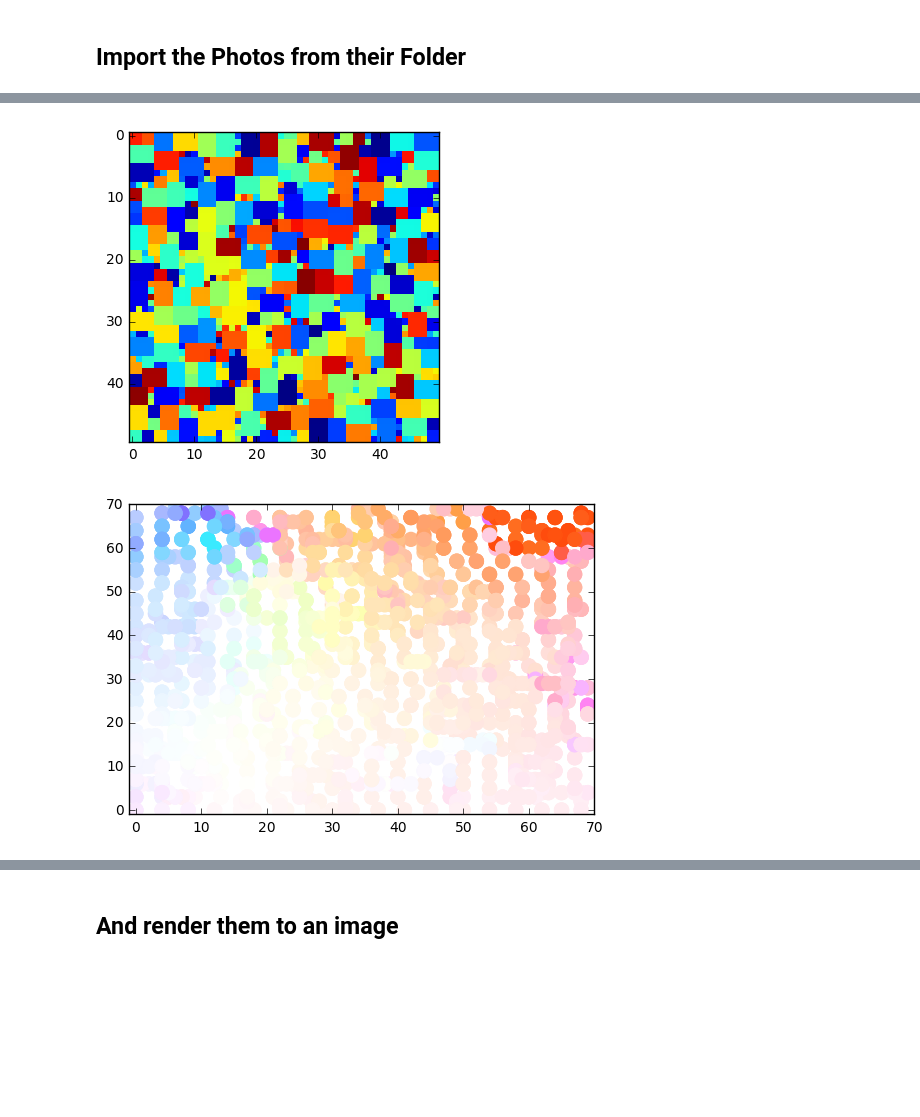
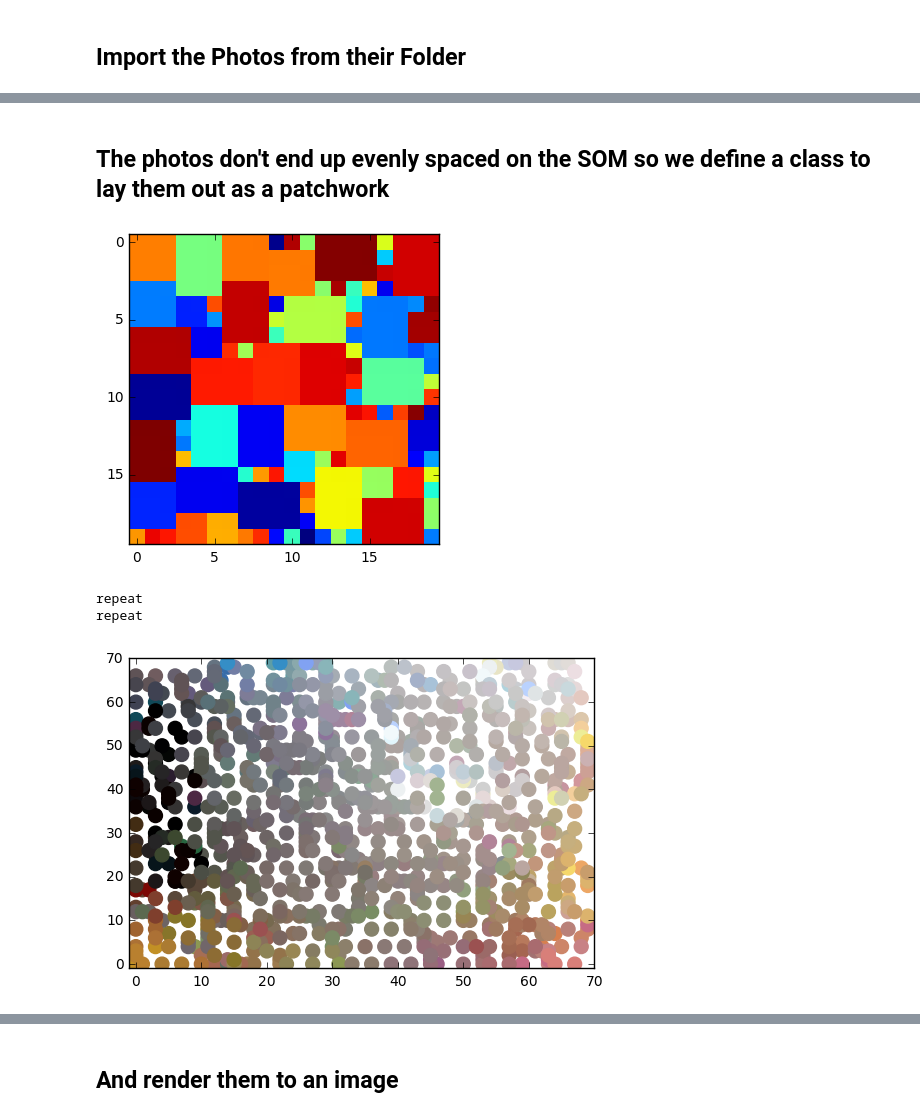
Before and after one commit to tomstewart89/SelfOrganisingCollage, a Jupyter notebook: SelfOrganisingWeddingInvite.ipynb, the cells around one changed output, grey strips where cells are left out. Drawn from its saved outputs; the diff is of its cells as text; code cells hidden in the pictures; blank space fills up the shorter version.

```diff
--- a/SelfOrganisingWeddingInvite.ipynb
+++ b/SelfOrganisingWeddingInvite.ipynb
@@ -140,3 +140,5 @@ plt.show()
+# %% [markdown]
+## The photos don't end up evenly spaced on the SOM so we define a class to lay them out as a patchwork
 # %%
 class Patchworker:
     def __init__(self, size):
@@ -160,35 +162,35 @@ class Patchworker:
                         self.occupied[shiftedCoords[0] : shiftedCoords[0] + shape[0], shiftedCoords[1] : shiftedCoords[1] + shape[1]] = random.randint(0,255)
                         return shiftedCoords, shape
 
 
     # returns true if the patch fits in the specified spot in the patchwork
     def CheckFit(self, coord, shape):
 
         # return false if the coord is out of bounds
         if coord[0] + shape[0] > self.occupied.shape[0] or coord[1] + shape[1] > self.occupied.shape[1] or coord[0] < 0 or coord[1] < 0:
             return False
 
         place = np.zeros(self.occupied.shape)
         place[coord[0] : coord[0] + shape[0], coord[1] : coord[1] + shape[1]] = 1
 
         return ~np.any(self.occupied * place)
 
 
 # test it out!
-patch = Patchworker((50,50))
+patch = Patchworker((20,20))
 
 while not patch.Full():
 
     empties = np.where(patch.occupied==0)
     choice = random.randint(0,len(empties[0])-1)
     targetCoord = (empties[0][choice], empties[1][choice])
 
     coord, shape = patch.AddPatch(targetCoord, [[3,4] if random.randint(0,1) else [4,3], [3,3], [2,2], [1,1]])
 
 plt.imshow(patch.occupied,interpolation='none')
 plt.show()
 # %% [output]
-[figure, old version]
+[figure, new version]
 # %%
 # returns the row / column indicies of the best matching unit for a given datapoint
 def getPhotoCoord(val, grid, occupancy):
@@ -206,6 +206,8 @@ import scipy
 patch = Patchworker(som.grid.shape[:2])
 
 for photo in photos:
+    photo.coords = []
+    photo.shape = []
     photo.placed = False
 
 while not patch.Full():
@@ -216,6 +218,7 @@ while not patch.Full():
     if not len(unusedPhotos):
         for photo in photos:
             photo.placed = False
+        print 'repeat'
         continue
 
     idMin = np.array([getPhotoMatch(photo.val, som.grid, patch.occupied) for photo in unusedPhotos]).argmin()
@@ -243,7 +246,9 @@ plt.ylim(-1, som.grid.shape[0])
 plt.scatter(coordArr[:,1], coordArr[:,0],color=colors,s=100)
 plt.show()
 # %% [output]
+repeat
+repeat
-[figure, old version]
+[figure, new version]
 # %%
 plt.imshow(patch.occupied,interpolation='None')
 plt.show()
```
Also changed, not shown: parts of 7 cells of this notebook.
